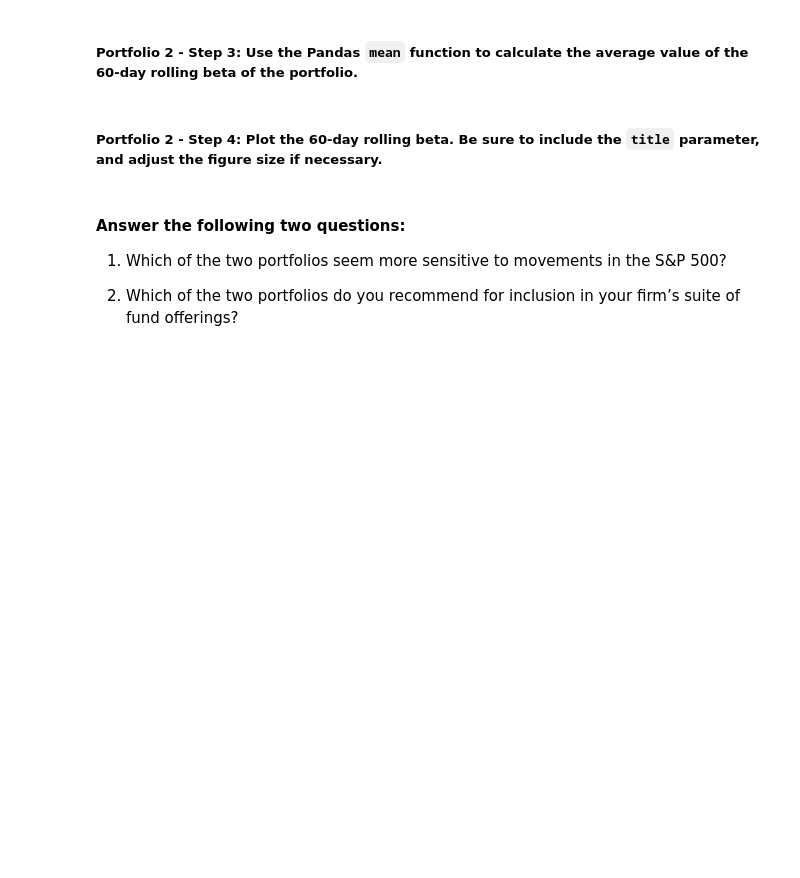
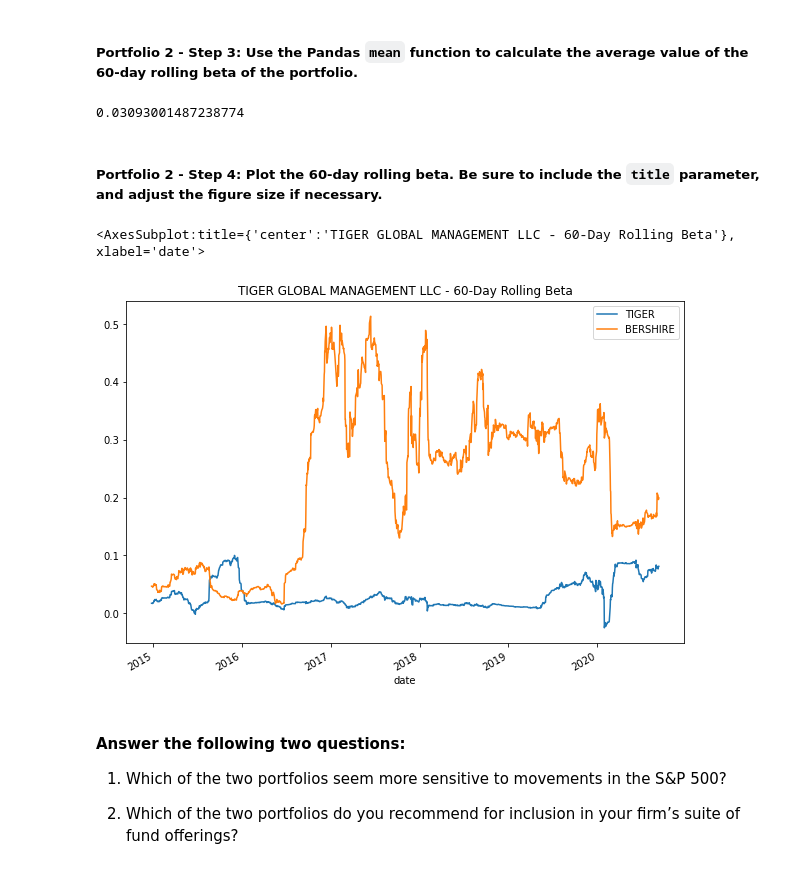
Before and after one commit to diegoalcocer/risk-return-analysis, a Jupyter notebook: risk_return_analysis.ipynb, the cells around one changed output. Drawn from its saved outputs; the diff is of its cells as text; code cells hidden in the pictures; blank space fills up the shorter version.

```diff
--- a/risk_return_analysis.ipynb
+++ b/risk_return_analysis.ipynb
@@ -387,4 +427,5 @@ Your analysis is nearing completion. Now, you need to evaluate how the portfolio
 # %%
 # Calculate the covariance using a 60-day rolling window
 # Review the last five rows of the covariance data
-# YOUR CODE HERE
+tiger_rolling_60_covariance = daily_df['TIGER GLOBAL MANAGEMENT LLC'].rolling(window=60).cov(daily_df['S&P 500'])
+tiger_rolling_60_covariance.tail()
@@ -393,4 +442,5 @@ Your analysis is nearing completion. Now, you need to evaluate how the portfolio
 # %%
 # Calculate the beta based on the 60-day rolling covariance compared to the market (S&P 500)
 # Review the last five rows of the beta information
-# YOUR CODE HERE
+tiger_rolling_60_beta = tiger_rolling_60_covariance / sp_rolling_60_variance
+tiger_rolling_60_beta.tail()
@@ -398,13 +456,20 @@ Your analysis is nearing completion. Now, you need to evaluate how the portfolio
 ##### Portfolio 2 - Step 3: Use the Pandas `mean` function to calculate the average value of the 60-day rolling beta of the portfolio.
 # %%
 # Calculate the average of the 60-day rolling beta
-# YOUR CODE HERE
+tiger_rolling_60_beta_mean = tiger_rolling_60_beta.mean()
+tiger_rolling_60_beta_mean
+# %% [output]
+0.03093001487238774
 # %% [markdown]
 ##### Portfolio 2 - Step 4: Plot the 60-day rolling beta. Be sure to include the `title` parameter, and adjust the figure size if necessary.
 # %%
 # Plot the rolling beta
 # Include a title parameter and adjust the figure size
-# YOUR CODE HERE
+tiger_rolling_60_beta.plot(legend=True, label="TIGER",figsize=(10,7), title="TIGER GLOBAL MANAGEMENT LLC - 60-Day Rolling Beta")
+berkshire_rolling_60_beta.plot(legend=True, label="BERSHIRE",figsize=(10,7))
+# %% [output]
+<AxesSubplot:title={'center':'TIGER GLOBAL MANAGEMENT LLC - 60-Day Rolling Beta'}, xlabel='date'>
+[figure, added]
 # %% [markdown]
 #### Answer the following two questions:
 
```
Also changed, not shown: parts of 15 cells of this notebook, 1 other file.
